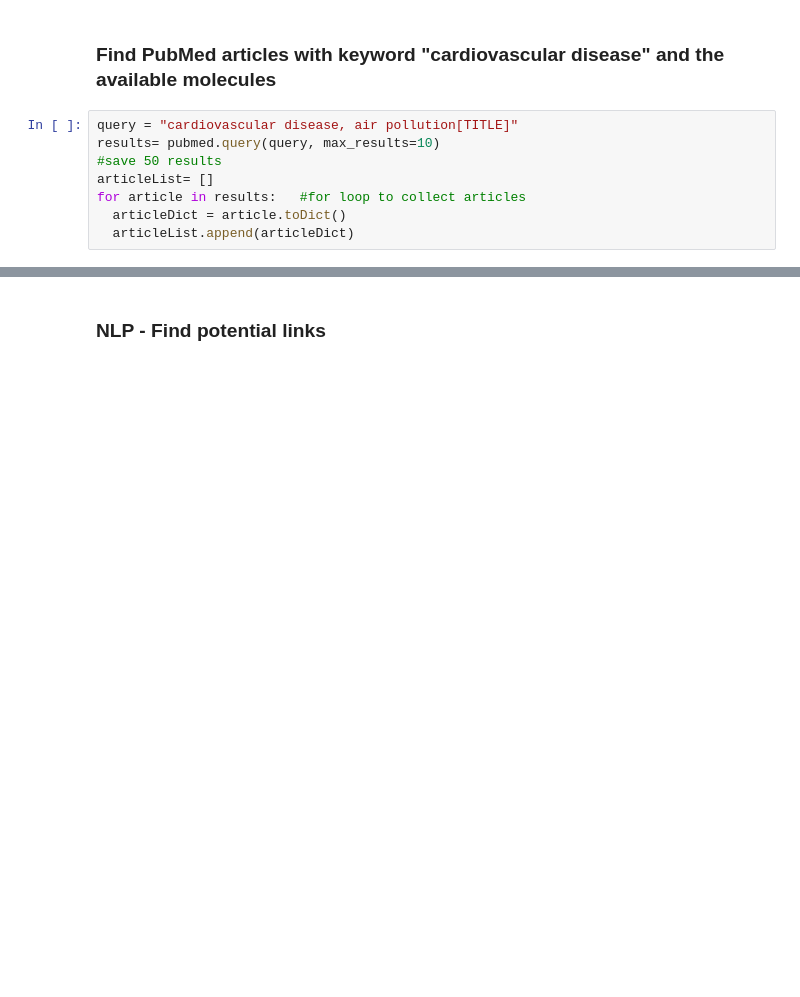
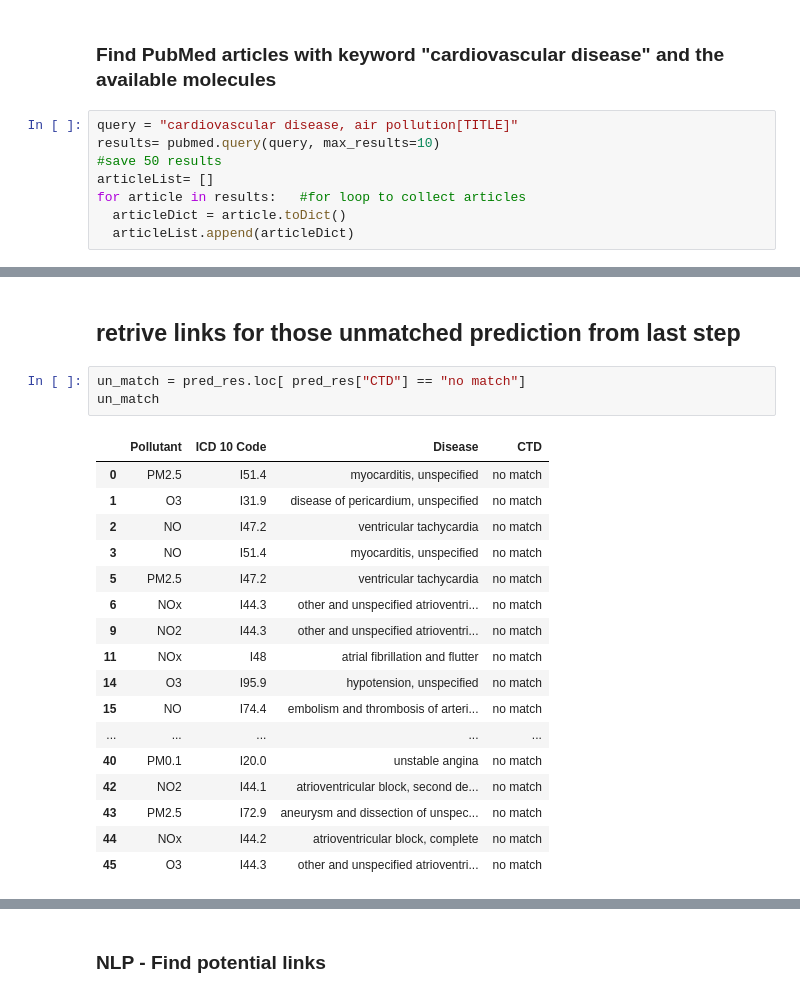
Before and after one commit to arthurhughes27/WBD-project, a Jupyter notebook: WBD File.ipynb, the cells around one changed output, grey strips where cells are left out. Cells and saved outputs as stored; diff of their text form; blank space fills up the shorter version.

```diff
--- a/WBD File.ipynb
+++ b/WBD File.ipynb
@@ -127,0 +266,23 @@ query_to_mesh("ozone, disease[TITLE]", 30)
+# %% [markdown]
+## retrive links for those unmatched prediction from last step
+# %%
+un_match = pred_res.loc[ pred_res["CTD"] == "no match"]
+un_match
+# %% [output]
+|  | Pollutant | ICD 10 Code | Disease | CTD |
+| 0 | PM2.5 | I51.4 | myocarditis, unspecified | no match |
+| 1 | O3 | I31.9 | disease of pericardium, unspecified | no match |
+| 2 | NO | I47.2 | ventricular tachycardia | no match |
+| 3 | NO | I51.4 | myocarditis, unspecified | no match |
+| 5 | PM2.5 | I47.2 | ventricular tachycardia | no match |
+| 6 | NOx | I44.3 | other and unspecified atrioventri... | no match |
+| 9 | NO2 | I44.3 | other and unspecified atrioventri... | no match |
+| 11 | NOx | I48 | atrial fibrillation and flutter | no match |
+| 14 | O3 | I95.9 | hypotension, unspecified | no match |
+| 15 | NO | I74.4 | embolism and thrombosis of arteri... | no match |
+| ... | ... | ... | ... | ... |
+| 40 | PM0.1 | I20.0 | unstable angina | no match |
+| 42 | NO2 | I44.1 | atrioventricular block, second de... | no match |
+| 43 | PM2.5 | I72.9 | aneurysm and dissection of unspec... | no match |
+| 44 | NOx | I44.2 | atrioventricular block, complete | no match |
+| 45 | O3 | I44.3 | other and unspecified atrioventri... | no match |
```
Also changed, not shown: parts of 23 cells of this notebook.
